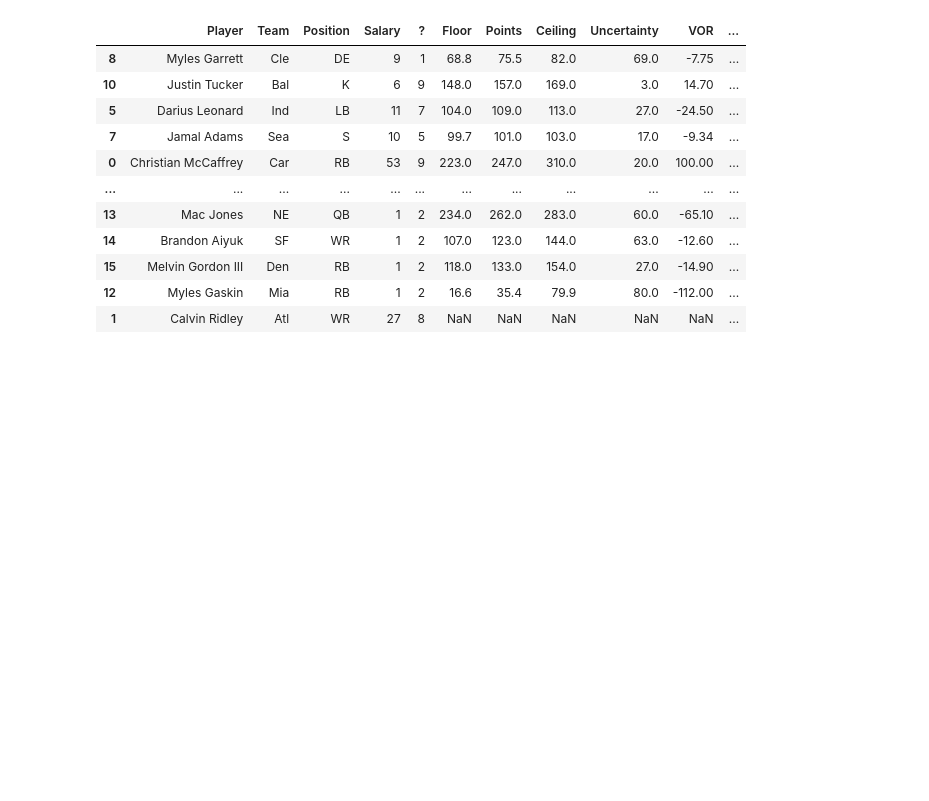
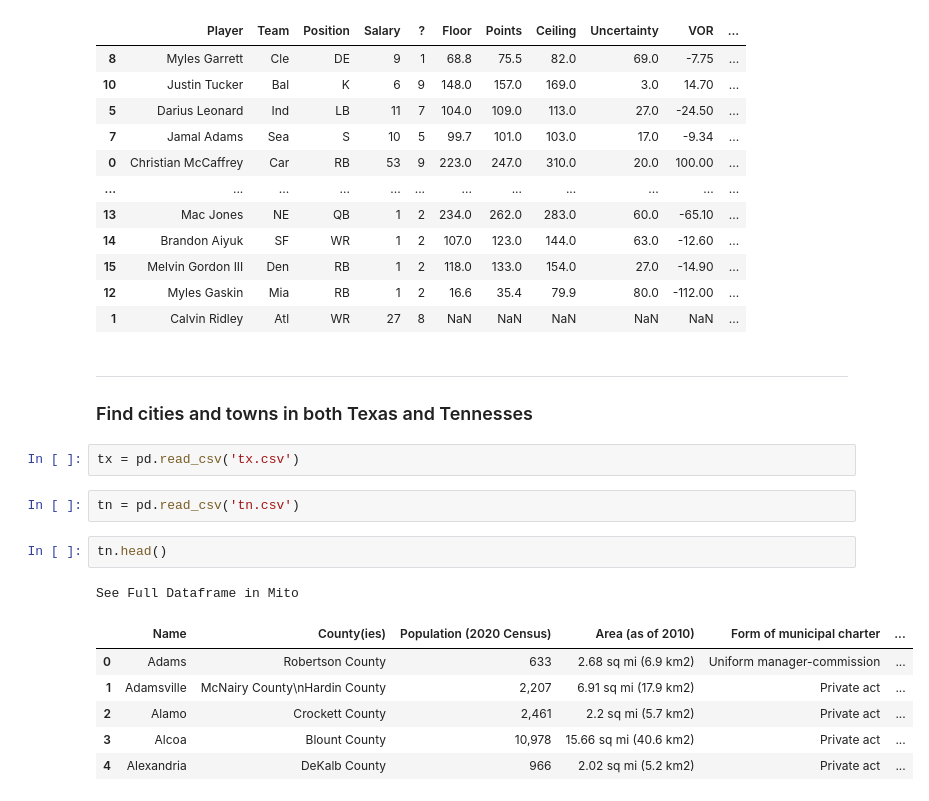
Before and after one commit to Jared-Godar/fantasy-football, a Jupyter notebook: keepers.ipynb, the cells around one changed output. Saved outputs shown, nothing was run; the diff lists cells and outputs as text; blank space fills up the shorter version.

Commit message:
update cities list

```diff
--- a/keepers.ipynb
+++ b/keepers.ipynb
@@ -18,3 +20,21 @@ See Full Dataframe in Mito
 | 15 | Melvin Gordon III | Den | RB | 1 | 2 | 118.0 | 133.0 | 154.0 | 27.0 | -14.90 | ... |
 | 12 | Myles Gaskin | Mia | RB | 1 | 2 | 16.6 | 35.4 | 79.9 | 80.0 | -112.00 | ... |
 | 1 | Calvin Ridley | Atl | WR | 27 | 8 | NaN | NaN | NaN | NaN | NaN | ... |
+# %% [markdown]
+---
+
+### Find cities and towns in both Texas and Tennesses
+# %%
+tx = pd.read_csv('tx.csv')
+# %%
+tn = pd.read_csv('tn.csv')
+# %%
+tn.head()
+# %% [output]
+See Full Dataframe in Mito
+|  | Name | County(ies) | Population (2020 Census) | Area (as of 2010) | Form of municipal charter | ... |
+| 0 | Adams | Robertson County | 633 | 2.68 sq mi (6.9 km2) | Uniform manager-commission | ... |
+| 1 | Adamsville | McNairy County\nHardin County | 2,207 | 6.91 sq mi (17.9 km2) | Private act | ... |
+| 2 | Alamo | Crockett County | 2,461 | 2.2 sq mi (5.7 km2) | Private act | ... |
+| 3 | Alcoa | Blount County | 10,978 | 15.66 sq mi (40.6 km2) | Private act | ... |
+| 4 | Alexandria | DeKalb County | 966 | 2.02 sq mi (5.2 km2) | Private act | ... |
```
Also changed, not shown: parts of 9 cells of this notebook, 2 other files.
